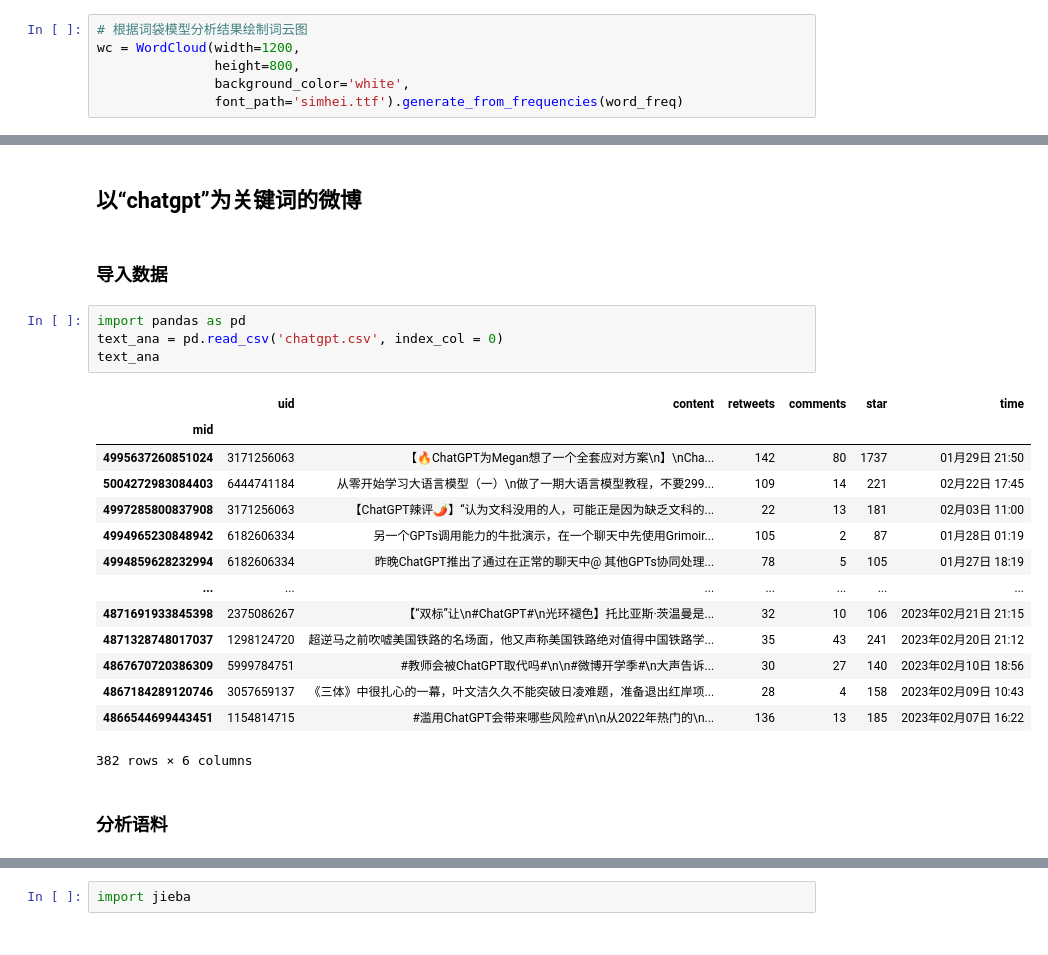
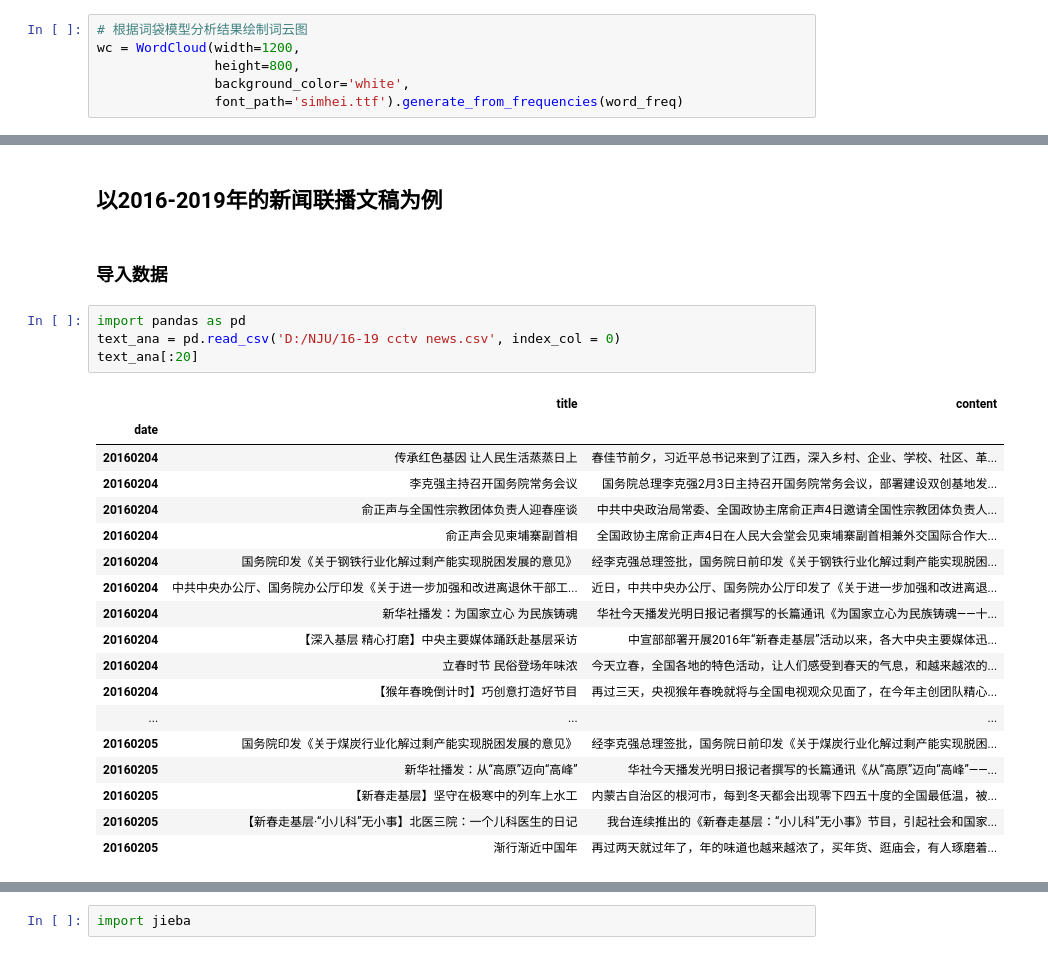
Before and after one commit to sunnin9/-, a Jupyter notebook: 522023110045_孙宁_Week6词袋模型.ipynb, the cells around one changed output, grey strips where cells are left out. Saved outputs shown, nothing was run; the diff lists cells and outputs as text.

```diff
--- a/522023110045_孙宁_Week6词袋模型.ipynb
+++ b/522023110045_孙宁_Week6词袋模型.ipynb
@@ -308,25 +335,27 @@ plt.show()
 # %% [markdown]
-## 以“chatgpt”为关键词的微博
+## 以2016-2019年的新闻联播文稿为例
 # %% [markdown]
 ### 导入数据
 # %%
 import pandas as pd
-text_ana = pd.read_csv('chatgpt.csv', index_col = 0)
-text_ana
+text_ana = pd.read_csv('D:/NJU/16-19 cctv news.csv', index_col = 0)
+text_ana[:20]
 # %% [output]
-|  | uid | content | retweets | comments | star | time |
-| mid |  |  |  |  |  |  |
-| 4995637260851024 | 3171256063 | 【🔥ChatGPT为Megan想了一个全套应对方案\n】\nCha... | 142 | 80 | 1737 | 01月29日 21:50 |
-| 5004272983084403 | 6444741184 | 从零开始学习大语言模型（一）\n做了一期大语言模型教程，不要299... | 109 | 14 | 221 | 02月22日 17:45 |
-| 4997285800837908 | 3171256063 | 【ChatGPT辣评🌶】“认为文科没用的人，可能正是因为缺乏文科的... | 22 | 13 | 181 | 02月03日 11:00 |
-| 4994965230848942 | 6182606334 | 另一个GPTs调用能力的牛批演示，在一个聊天中先使用Grimoir... | 105 | 2 | 87 | 01月28日 01:19 |
-| 4994859628232994 | 6182606334 | 昨晚ChatGPT推出了通过在正常的聊天中@ 其他GPTs协同处理... | 78 | 5 | 105 | 01月27日 18:19 |
-| ... | ... | ... | ... | ... | ... | ... |
-| 4871691933845398 | 2375086267 | 【“双标”让\n#ChatGPT#\n光环褪色】托比亚斯·茨温曼是... | 32 | 10 | 106 | 2023年02月21日 21:15 |
-| 4871328748017037 | 1298124720 | 超逆马之前吹嘘美国铁路的名场面，他又声称美国铁路绝对值得中国铁路学... | 35 | 43 | 241 | 2023年02月20日 21:12 |
-| 4867670720386309 | 5999784751 | #教师会被ChatGPT取代吗#\n\n#微博开学季#\n大声告诉... | 30 | 27 | 140 | 2023年02月10日 18:56 |
-| 4867184289120746 | 3057659137 | 《三体》中很扎心的一幕，叶文洁久久不能突破日凌难题，准备退出红岸项... | 28 | 4 | 158 | 2023年02月09日 10:43 |
-| 4866544699443451 | 1154814715 | #滥用ChatGPT会带来哪些风险#\n\n从2022年热门的\n... | 136 | 13 | 185 | 2023年02月07日 16:22 |
+|  | title | content |
+| date |  |  |
+| 20160204 | 传承红色基因 让人民生活蒸蒸日上 | 春佳节前夕，习近平总书记来到了江西，深入乡村、企业、学校、社区、革... |
+| 20160204 | 李克强主持召开国务院常务会议 | 国务院总理李克强2月3日主持召开国务院常务会议，部署建设双创基地发... |
+| 20160204 | 俞正声与全国性宗教团体负责人迎春座谈 | 中共中央政治局常委、全国政协主席俞正声4日邀请全国性宗教团体负责人... |
+| 20160204 | 俞正声会见柬埔寨副首相 | 全国政协主席俞正声4日在人民大会堂会见柬埔寨副首相兼外交国际合作大... |
+| 20160204 | 国务院印发《关于钢铁行业化解过剩产能实现脱困发展的意见》 | 经李克强总理签批，国务院日前印发《关于钢铁行业化解过剩产能实现脱困... |
+| 20160204 | 中共中央办公厅、国务院办公厅印发《关于进一步加强和改进离退休干部工... | 近日，中共中央办公厅、国务院办公厅印发了《关于进一步加强和改进离退... |
+| 20160204 | 新华社播发：为国家立心 为民族铸魂 | 华社今天播发光明日报记者撰写的长篇通讯《为国家立心为民族铸魂——十... |
+| 20160204 | 【深入基层 精心打磨】中央主要媒体踊跃赴基层采访 | 中宣部部署开展2016年“新春走基层”活动以来，各大中央主要媒体迅... |
+| 20160204 | 立春时节 民俗登场年味浓 | 今天立春，全国各地的特色活动，让人们感受到春天的气息，和越来越浓的... |
+| 20160204 | 【猴年春晚倒计时】巧创意打造好节目 | 再过三天，央视猴年春晚就将与全国电视观众见面了，在今年主创团队精心... |
+| ... | ... | ... |
+| 20160205 | 国务院印发《关于煤炭行业化解过剩产能实现脱困发展的意见》 | 经李克强总理签批，国务院日前印发《关于煤炭行业化解过剩产能实现脱困... |
+| 20160205 | 新华社播发：从“高原”迈向“高峰” | 华社今天播发光明日报记者撰写的长篇通讯《从“高原”迈向“高峰”——... |
+| 20160205 | 【新春走基层】坚守在极寒中的列车上水工 | 内蒙古自治区的根河市，每到冬天都会出现零下四五十度的全国最低温，被... |
+| 20160205 | 【新春走基层·“小儿科”无小事】北医三院：一个儿科医生的日记 | 我台连续推出的《新春走基层：“小儿科”无小事》节目，引起社会和国家... |
+| 20160205 | 渐行渐近中国年 | 再过两天就过年了，年的味道也越来越浓了，买年货、逛庙会，有人琢磨着... |
-382 rows × 6 columns
-# %% [markdown]
-### 分析语料
```
Also changed, not shown: parts of 47 cells of this notebook, 1 other file.
